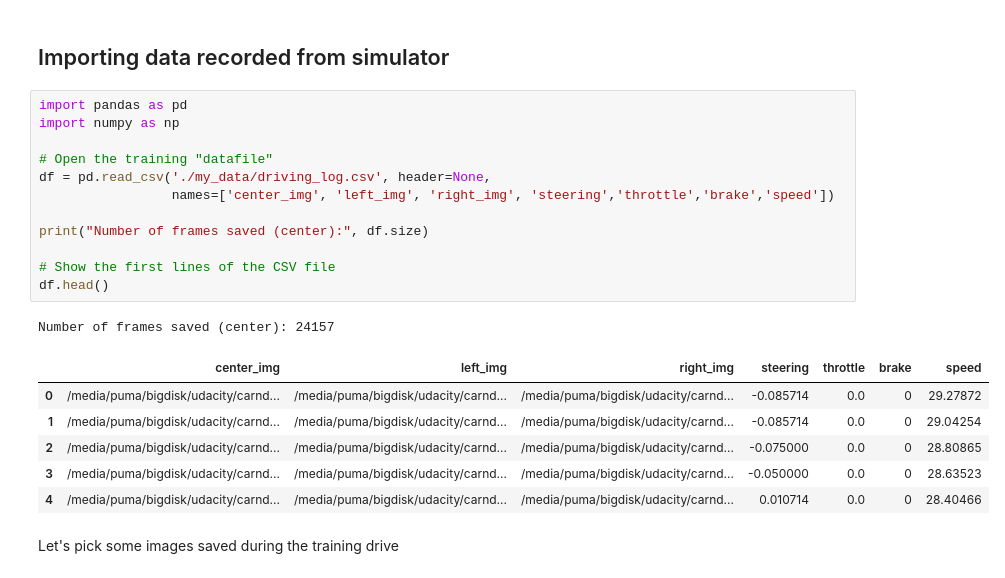
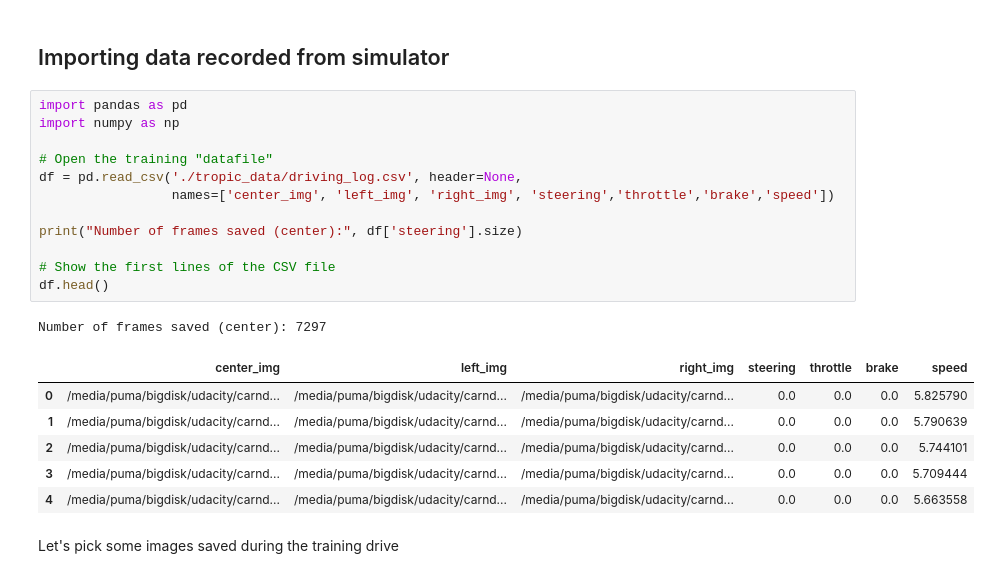
Before and after one commit to rdjondo/CarND-Behavioral-Cloning-P3, a Jupyter notebook: simulator-train.ipynb, the cells around one changed output. Saved outputs shown, nothing was run; the diff lists cells and outputs as text.

```diff
--- a/simulator-train.ipynb
+++ b/simulator-train.ipynb
@@ -6,23 +6,23 @@ After we have trained the car, we need to load the data saved to the notebook.
 # %%
 import pandas as pd
 import numpy as np
 
 # Open the training "datafile"
-df = pd.read_csv('./my_data/driving_log.csv', header=None,
+df = pd.read_csv('./tropic_data/driving_log.csv', header=None,
                  names=['center_img', 'left_img', 'right_img', 'steering','throttle','brake','speed'])
 
-print("Number of frames saved (center):", df.size)
+print("Number of frames saved (center):", df['steering'].size)
 
 # Show the first lines of the CSV file
 df.head()
 # %% [output]
-Number of frames saved (center): 24157
+Number of frames saved (center): 7297
 |  | center_img | left_img | right_img | steering | throttle | brake | speed |
-| 0 | /media/puma/bigdisk/udacity/carnd... | /media/puma/bigdisk/udacity/carnd... | /media/puma/bigdisk/udacity/carnd... | -0.085714 | 0.0 | 0 | 29.27872 |
-| 1 | /media/puma/bigdisk/udacity/carnd... | /media/puma/bigdisk/udacity/carnd... | /media/puma/bigdisk/udacity/carnd... | -0.085714 | 0.0 | 0 | 29.04254 |
-| 2 | /media/puma/bigdisk/udacity/carnd... | /media/puma/bigdisk/udacity/carnd... | /media/puma/bigdisk/udacity/carnd... | -0.075000 | 0.0 | 0 | 28.80865 |
-| 3 | /media/puma/bigdisk/udacity/carnd... | /media/puma/bigdisk/udacity/carnd... | /media/puma/bigdisk/udacity/carnd... | -0.050000 | 0.0 | 0 | 28.63523 |
-| 4 | /media/puma/bigdisk/udacity/carnd... | /media/puma/bigdisk/udacity/carnd... | /media/puma/bigdisk/udacity/carnd... | 0.010714 | 0.0 | 0 | 28.40466 |
+| 0 | /media/puma/bigdisk/udacity/carnd... | /media/puma/bigdisk/udacity/carnd... | /media/puma/bigdisk/udacity/carnd... | 0.0 | 0.0 | 0.0 | 5.825790 |
+| 1 | /media/puma/bigdisk/udacity/carnd... | /media/puma/bigdisk/udacity/carnd... | /media/puma/bigdisk/udacity/carnd... | 0.0 | 0.0 | 0.0 | 5.790639 |
+| 2 | /media/puma/bigdisk/udacity/carnd... | /media/puma/bigdisk/udacity/carnd... | /media/puma/bigdisk/udacity/carnd... | 0.0 | 0.0 | 0.0 | 5.744101 |
+| 3 | /media/puma/bigdisk/udacity/carnd... | /media/puma/bigdisk/udacity/carnd... | /media/puma/bigdisk/udacity/carnd... | 0.0 | 0.0 | 0.0 | 5.709444 |
+| 4 | /media/puma/bigdisk/udacity/carnd... | /media/puma/bigdisk/udacity/carnd... | /media/puma/bigdisk/udacity/carnd... | 0.0 | 0.0 | 0.0 | 5.663558 |
 # %% [markdown]
 Let's pick some images saved during the training drive
 # %%
```
Also changed, not shown: parts of 24 cells of this notebook, 4 other files.
